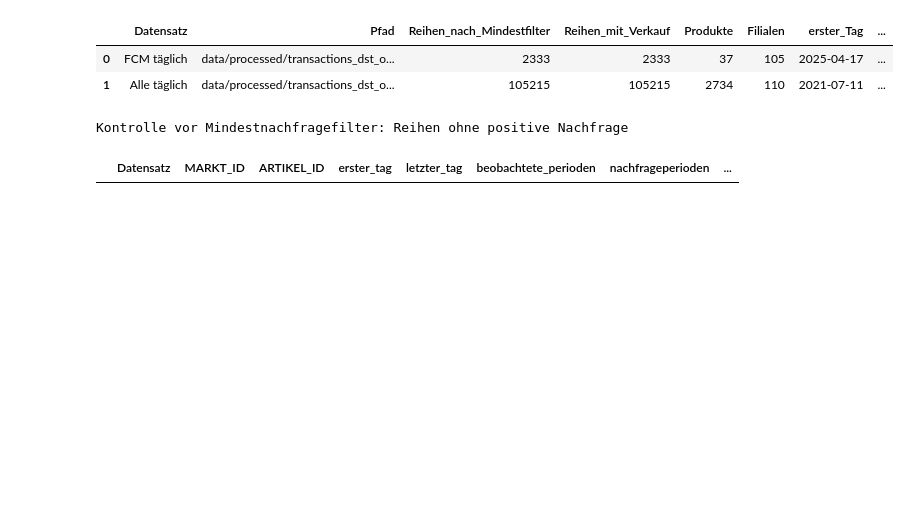
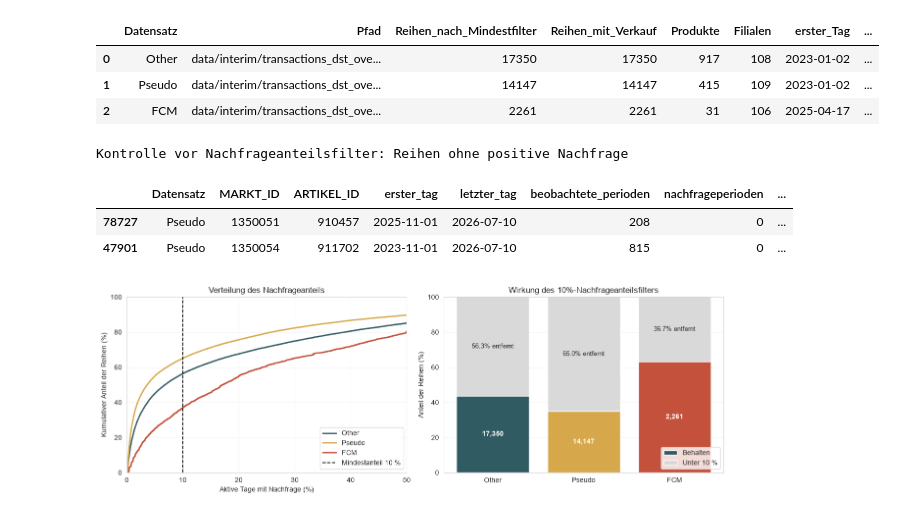
Before and after one commit to vlkkvl/transaktionen_bedientheke, a Jupyter notebook: notebooks/00_data_cleaning/00_02_filtering_last_sale.ipynb, the cells around one changed output. Cells and saved outputs as stored; diff of their text form; code cells hidden in the pictures; blank space fills up the shorter version.

```diff
--- a/notebooks/00_data_cleaning/00_02_filtering_last_sale.ipynb
+++ b/notebooks/00_data_cleaning/00_02_filtering_last_sale.ipynb
@@ -38,19 +41,27 @@ from IPython.display import display
 ROOT = Path.cwd()
 if not (ROOT / "src").exists():
     ROOT = ROOT.parent.parent
-MIN_DEMAND_PERIODS_OVERALL = 10
+MIN_DEMAND_SHARE_OVERALL = 0.10
+SOURCE_COLORS = {"Other": "#315b63", "Pseudo": "#d7a84b", "FCM": "#c4513b"}
 
 pd.set_option("display.max_columns", 80)
 pd.set_option("display.max_rows", 100)
 
 DATASETS = [
     {
-        "Datensatz": "FCM täglich",
-        "Pfad": ROOT / "data" / "processed" / "transactions_dst_over_days_fcm",
+        "Datensatz": "Other",
+        "Pfad": ROOT / "data" / "interim" / "transactions_dst_over_days",
+        "Filter": "NOT is_fcm AND NOT is_pseudo",
     },
     {
-        "Datensatz": "Alle täglich",
-        "Pfad": ROOT / "data" / "processed" / "transactions_dst_over_days",
+        "Datensatz": "Pseudo",
+        "Pfad": ROOT / "data" / "interim" / "transactions_dst_over_days",
+        "Filter": "NOT is_fcm AND is_pseudo",
+    },
+    {
+        "Datensatz": "FCM",
+        "Pfad": ROOT / "data" / "interim" / "transactions_dst_over_days",
+        "Filter": "is_fcm",
     },
 ]
 
@@ -93,6 +104,8 @@ def load_series_sales(dataset):
             MAX(CASE WHEN {SALE_CONDITION} THEN CAST(DATE AS DATE) END) AS letzter_verkauf,
             COUNT(*)::BIGINT AS beobachtete_perioden,
             SUM(CASE WHEN {SALE_CONDITION} THEN 1 ELSE 0 END)::BIGINT AS nachfrageperioden,
+            SUM(CASE WHEN {SALE_CONDITION} THEN 1 ELSE 0 END)::DOUBLE
+                / COUNT(*) AS nachfrageanteil,
             SUM(CASE WHEN {SALE_CONDITION} THEN UMS_MENGE ELSE 0 END) AS menge_summe,
             SUM(CASE WHEN {SALE_CONDITION} THEN ABVERKAUFTE_MENGE_KG ELSE 0 END) AS kg_summe,
             SUM(CASE WHEN {SALE_CONDITION} THEN UMS_VK_WERT ELSE 0 END) AS umsatz_summe
@@ -100,19 +113,20 @@ def load_series_sales(dataset):
         WHERE MARKT_ID IS NOT NULL
           AND ARTIKEL_ID IS NOT NULL
           AND DATE IS NOT NULL
+          AND {dataset['Filter']}
         GROUP BY MARKT_ID, ARTIKEL_ID
         """
     ).fetchdf()
 
 
 def apply_min_demand_filter(dataset, series_sales):
-    keep_mask = series_sales["nachfrageperioden"] >= MIN_DEMAND_PERIODS_OVERALL
+    keep_mask = series_sales["nachfrageanteil"] >= MIN_DEMAND_SHARE_OVERALL
     kept = series_sales.loc[keep_mask].copy()
     removed = int((~keep_mask).sum())
     return kept, {
         "Datensatz": dataset["Datensatz"],
         "Pfad": dataset["Pfad"].relative_to(ROOT).as_posix(),
-        "Mindest_Nachfragetage": MIN_DEMAND_PERIODS_OVERALL,
+        "Mindest_Nachfrageanteil_%": 100 * MIN_DEMAND_SHARE_OVERALL,
         "Reihen_vor_Filter": len(series_sales),
         "Reihen_nach_Filter": len(kept),
         "Reihen_entfernt": removed,
@@ -186,6 +200,46 @@ zero_sale_series = zero_sale_series[
     ]
 ].sort_values(["Datensatz", "MARKT_ID", "ARTIKEL_ID"])
 
-print("Kontrolle vor Mindestnachfragefilter: Reihen ohne positive Nachfrage")
+print("Kontrolle vor Nachfrageanteilsfilter: Reihen ohne positive Nachfrage")
 display(zero_sale_series)
+
+fig, axes = plt.subplots(1, 2, figsize=(13, 4.5))
+
+for dataset_name, frame in series_sales_raw_by_dataset.items():
+    values = np.sort(frame["nachfrageanteil"].dropna().to_numpy(dtype=float) * 100)
+    cumulative = np.arange(1, len(values) + 1) / len(values) * 100
+    axes[0].step(
+        values, cumulative, where="post", linewidth=2,
+        color=SOURCE_COLORS[dataset_name], label=dataset_name,
+    )
+axes[0].axvline(
+    100 * MIN_DEMAND_SHARE_OVERALL, color="black", linestyle="--",
+    linewidth=1.3, label="Mindestanteil 10 %",
+)
+axes[0].set_xlim(0, 50)
+axes[0].set_ylim(0, 100)
+axes[0].set_title("Verteilung des Nachfrageanteils")
+axes[0].set_xlabel("Aktive Tage mit Nachfrage (%)")
+axes[0].set_ylabel("Kumulativer Anteil der Reihen (%)")
+axes[0].grid(alpha=0.25)
+axes[0].legend()
+
+filter_plot = min_demand_filter_summary.set_index("Datensatz").loc[list(SOURCE_COLORS)]
+retained_pct = 100 * filter_plot["Reihen_nach_Filter"] / filter_plot["Reihen_vor_Filter"]
+removed_pct = 100 - retained_pct
+x = np.arange(len(filter_plot))
+axes[1].bar(x, retained_pct, color=[SOURCE_COLORS[name] for name in filter_plot.index], label="Behalten")
+axes[1].bar(x, removed_pct, bottom=retained_pct, color="#d9d9d9", label="Unter 10 %")
+for position, name in enumerate(filter_plot.index):
+    axes[1].text(position, retained_pct.loc[name] / 2, f"{int(filter_plot.loc[name, 'Reihen_nach_Filter']):,}", ha="center", va="center", color="white", fontweight="bold")
+    axes[1].text(position, retained_pct.loc[name] + removed_pct.loc[name] / 2, f"{removed_pct.loc[name]:.1f}% entfernt", ha="center", va="center", fontsize=9)
+axes[1].set_xticks(x, filter_plot.index)
+axes[1].set_ylim(0, 100)
+axes[1].set_title("Wirkung des 10%-Nachfrageanteilsfilters")
+axes[1].set_ylabel("Anteil der Reihen (%)")
+axes[1].grid(axis="y", alpha=0.25)
+axes[1].legend(loc="lower right")
+
+fig.tight_layout()
+plt.show()
 # %% [output]
@@ -195,8 +250,12 @@ display(zero_sale_series)
 |  | Datensatz | Pfad | Reihen_nach_Mindestfilter | Reihen_mit_Verkauf | Produkte | Filialen | erster_Tag | ... |
-| 0 | FCM täglich | data/processed/transactions_dst_o... | 2333 | 2333 | 37 | 105 | 2025-04-17 | ... |
-| 1 | Alle täglich | data/processed/transactions_dst_o... | 105215 | 105215 | 2734 | 110 | 2021-07-11 | ... |
+| 0 | Other | data/interim/transactions_dst_ove... | 17350 | 17350 | 917 | 108 | 2023-01-02 | ... |
+| 1 | Pseudo | data/interim/transactions_dst_ove... | 14147 | 14147 | 415 | 109 | 2023-01-02 | ... |
+| 2 | FCM | data/interim/transactions_dst_ove... | 2261 | 2261 | 31 | 106 | 2025-04-17 | ... |
-Kontrolle vor Mindestnachfragefilter: Reihen ohne positive Nachfrage
+Kontrolle vor Nachfrageanteilsfilter: Reihen ohne positive Nachfrage
 |  | Datensatz | MARKT_ID | ARTIKEL_ID | erster_tag | letzter_tag | beobachtete_perioden | nachfrageperioden | ... |
+| 78727 | Pseudo | 1350051 | 910457 | 2025-11-01 | 2026-07-10 | 208 | 0 | ... |
+| 47901 | Pseudo | 1350054 | 911702 | 2023-11-01 | 2026-07-10 | 815 | 0 | ... |
+[figure, added]
 # %% [markdown]
 ## Quantile der aktuellen Lücken und historischen Lücken je Reihe
 
```
Also changed, not shown: parts of 14 cells of this notebook, 26 other files.
